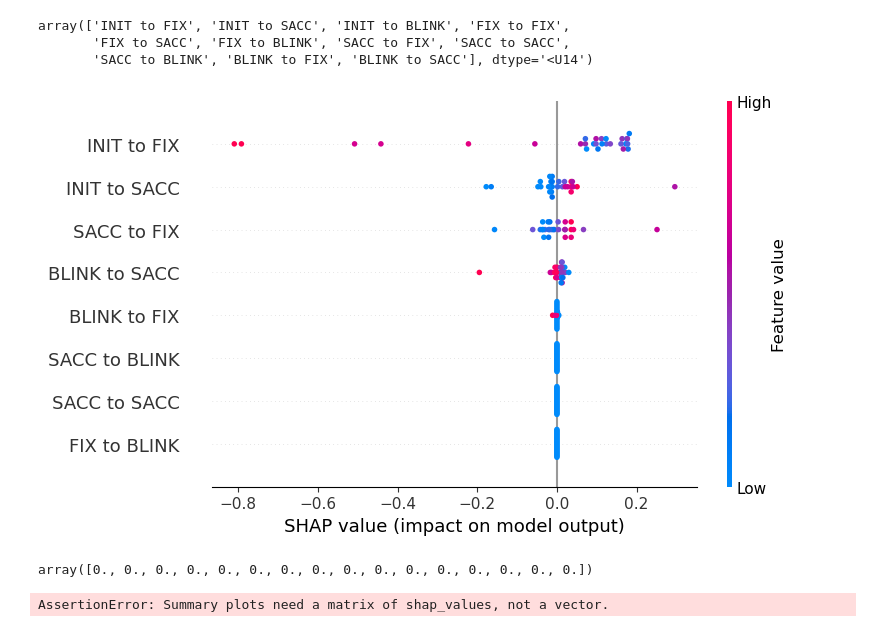
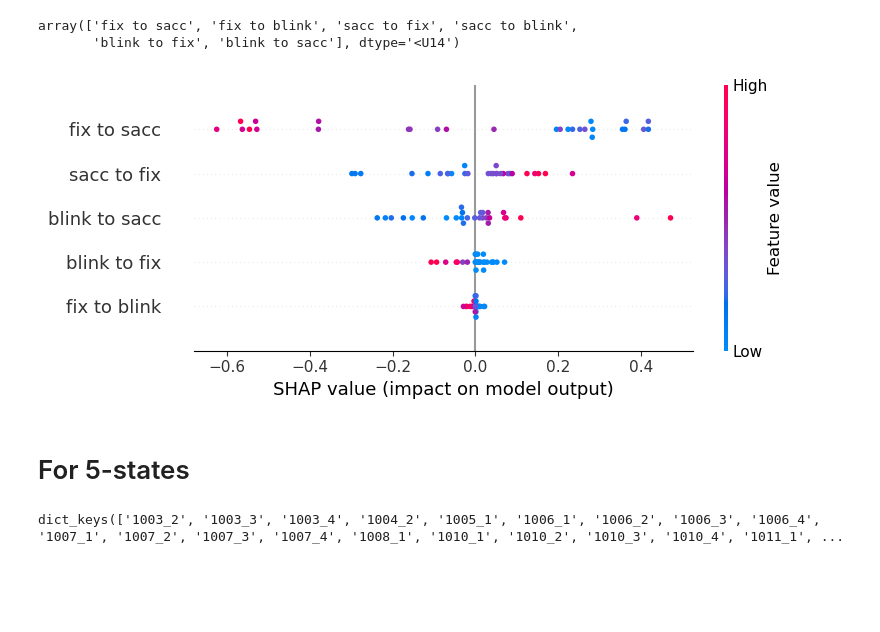
Before and after one commit to Hong7Cong/EyeTrackingasMC, a Jupyter notebook: simpleML.ipynb, the cells around one changed output. Drawn from its saved outputs; the diff is of its cells as text; code cells hidden in the pictures; blank space fills up the shorter version.

Commit message:
simML for 5 states

```diff
--- a/simpleML.ipynb
+++ b/simpleML.ipynb
@@ -56,7 +28,8 @@ len(cvi_ids)
 X =  ctrl_ids + cvi_ids
 y = [0] * len(ctrl_ids) + [1] * len(cvi_ids)
 # %%
-def get_train_test_data(ctmc_cvi_models, ctmc_ctrl_models, train_ids):
+def get_train_test_data_(ctmc_cvi_models, ctmc_ctrl_models, train_ids):
+    featureofinterest = [1,2,4,6,8,9]#[0,1,2,3,5,6,7,8,9,10,11,12]
     X_train = []
     y_train = []
     X_test = []
@@ -64,18 +37,18 @@ def get_train_test_data(ctmc_cvi_models, ctmc_ctrl_models, train_ids):
 
     for k in ctmc_cvi_models.keys():
         if(k.split('_')[0] in train_ids):
-            X_train.append(ctmc_cvi_models[k].matrix.flatten()[[1,2,3,5,6,7,9,10,11,13,14]].tolist())
+            X_train.append(ctmc_cvi_models[k].matrix.flatten()[featureofinterest].tolist())
             y_train.append(1)
         else:
-            X_test.append(ctmc_cvi_models[k].matrix.flatten()[[1,2,3,5,6,7,9,10,11,13,14]].tolist())
+            X_test.append(ctmc_cvi_models[k].matrix.flatten()[featureofinterest].tolist())
             y_test.append(1)
 
     for k in ctmc_ctrl_models.keys():
         if(k.split('_')[0] in train_ids):
-            X_train.append(ctmc_ctrl_models[k].matrix.flatten()[[1,2,3,5,6,7,9,10,11,13,14]].tolist())
+            X_train.append(ctmc_ctrl_models[k].matrix.flatten()[featureofinterest].tolist())
             y_train.append(0)
         else:
-            X_test.append(ctmc_ctrl_models[k].matrix.flatten()[[1,2,3,5,6,7,9,10,11,13,14]].tolist())
+            X_test.append(ctmc_ctrl_models[k].matrix.flatten()[featureofinterest].tolist())
             y_test.append(0)
     return X_train, y_train, X_test, y_test
 # %%
@@ -107,7 +96,7 @@ from sklearn.model_selection import cross_val_score
 # %%
 from sklearn.model_selection import StratifiedKFold
 from sklearn.linear_model import SGDClassifier
-from sklearn.metrics import confusion_matrix, f1_score, recall_score
+from sklearn.metrics import confusion_matrix, f1_score, recall_score, roc_auc_score
 from sklearn.linear_model import LogisticRegression
 from sklearn.ensemble import RandomForestClassifier
 
@@ -123,10 +112,10 @@ for i, (train_index, test_index) in enumerate(skf.split(X, y)):
     test_ids = np.array(X)[test_index]
     # test_labels = np.array(y)[test_index]
     X_train, y_train, X_test, y_test = get_train_test_data(ctmc_cvi_models, ctmc_ctrl_models, train_ids)
-    # clf = make_pipeline(StandardScaler(), SGDClassifier(max_iter=100, tol=1e-3, alpha=0.01))
+    clf = make_pipeline(StandardScaler(), SGDClassifier(max_iter=100, tol=1e-3, alpha=0.01, class_weight={0:0.75, 1:0.25}, loss='modified_huber'))
     # clf = make_pipeline(StandardScaler(), LogisticRegression(random_state=0))
     # clf = make_pipeline(StandardScaler(), dummiesclf())
-    clf = make_pipeline(StandardScaler(), RandomForestClassifier(max_depth=2, random_state=0))
+    # clf = make_pipeline(StandardScaler(), RandomForestClassifier(max_depth=10, random_state=0))
     model = clf.fit(X_train, y_train)
 
     accuracy = np.sum(clf.predict(X_test) == y_test)/len(y_test)
@@ -138,5 +127,7 @@ for i, (train_index, test_index) in enumerate(skf.split(X, y)):
     f1_scores.append(f1_score(clf.predict(X_test), y_test))
     sens_scores.append(sensitivity)
     spec_scores.append(specificity)
-    rec_scores.append(recall_score(clf.predict(X_test), y_test))
+    # rec_scores.append(recall_score(clf.predict(X_test), y_test))
+    rec_scores.append(roc_auc_score(y_test, clf.predict_proba(X_test)[:, 1]))
     # print(np.sum(clf.predict(X_test) == y_test)/len(y_test))
+    print(np.mean(accuracys), np.mean(f1_scores), np.mean(sens_scores), np.mean(spec_scores), np.mean(rec_scores))
@@ -160,22 +150,29 @@ shap.plots.bar(shap_test)
 # %%
-feature_names = np.array(['INIT to INIT', 'INIT to FIX', 'INIT to SACC', 'INIT to BLINK',
-'FIX to INIT', 'FIX to FIX', 'FIX to SACC', 'FIX to BLINK',
-'SACC to INIT', 'SACC to FIX', 'SACC to SACC', 'SACC to BLINK',
-'BLINK to INIT', 'BLINK to FIX', 'BLINK to SACC', 'BLINK to BLINK',])[[1,2,3,5,6,7,9,10,11,13,14]]
+# feature_names = np.array(['INIT to INIT', 'INIT to FIX', 'INIT to SACC', 'INIT to BLINK',
+# 'FIX to INIT', 'FIX to FIX', 'FIX to SACC', 'FIX to BLINK',
+# 'SACC to INIT', 'SACC to FIX', 'SACC to SACC', 'SACC to BLINK',
+# 'BLINK to INIT', 'BLINK to FIX', 'BLINK to SACC', 'BLINK to BLINK',])[[1,2,3,5,6,7,9,10,11,13,14]]
+feat_name = ['fix','sacc','blink','init']
+feature_names = []
+for i in feat_name:
+    for j in feat_name:
+        feature_names.append(f'{i} to {j}')
+featureofinterest = [1,2,4,6,8,9]#[0,1,2,3,5,6,7,8,9,10,11,12]
+feature_names = np.array(feature_names)[featureofinterest]
 feature_names
 # %% [output]
-array(['INIT to FIX', 'INIT to SACC', 'INIT to BLINK', 'FIX to FIX',
-       'FIX to SACC', 'FIX to BLINK', 'SACC to FIX', 'SACC to SACC',
-       'SACC to BLINK', 'BLINK to FIX', 'BLINK to SACC'], dtype='<U14')
+array(['fix to sacc', 'fix to blink', 'sacc to fix', 'sacc to blink',
+       'blink to fix', 'blink to sacc'], dtype='<U14')
 # %%
-shap.summary_plot(shap_values, np.array(X_test, dtype="float64"), max_display=8, feature_names=feature_names)
+shap.summary_plot(shap_values, np.array(X_test, dtype="float64"), max_display=5, feature_names=feature_names, plot_type='dot')
 # %% [output]
-[figure, old version]
+[figure, new version]
-# %%
-shap_values[1]
-# %% [output]
-array([0., 0., 0., 0., 0., 0., 0., 0., 0., 0., 0., 0., 0., 0., 0., 0.])
-# %%
-shap.summary_plot(shap_values[0], np.array(X_test, dtype="float64"))
-# %% [output]
-AssertionError: Summary plots need a matrix of shap_values, not a vector.
+# %% [markdown]
+# For 5-states
+# %%
+import pickle
+with open('ctmc_models.pkl', 'rb') as f:
+    ctmc_models = pickle.load(f)
+ctmc_models.keys()
+# %% [output]
+dict_keys(['1003_2', '1003_3', '1003_4', '1004_2', '1005_1', '1006_1', '1006_2', '1006_3', '1006_4', '1007_1', '1007_2', '1007_3', '1007_4', '1008_1', '1010_1', '1010_2', '1010_3', '1010_4', '1011_1', ...
```
Also changed, not shown: parts of 37 cells of this notebook, 8 other files.
